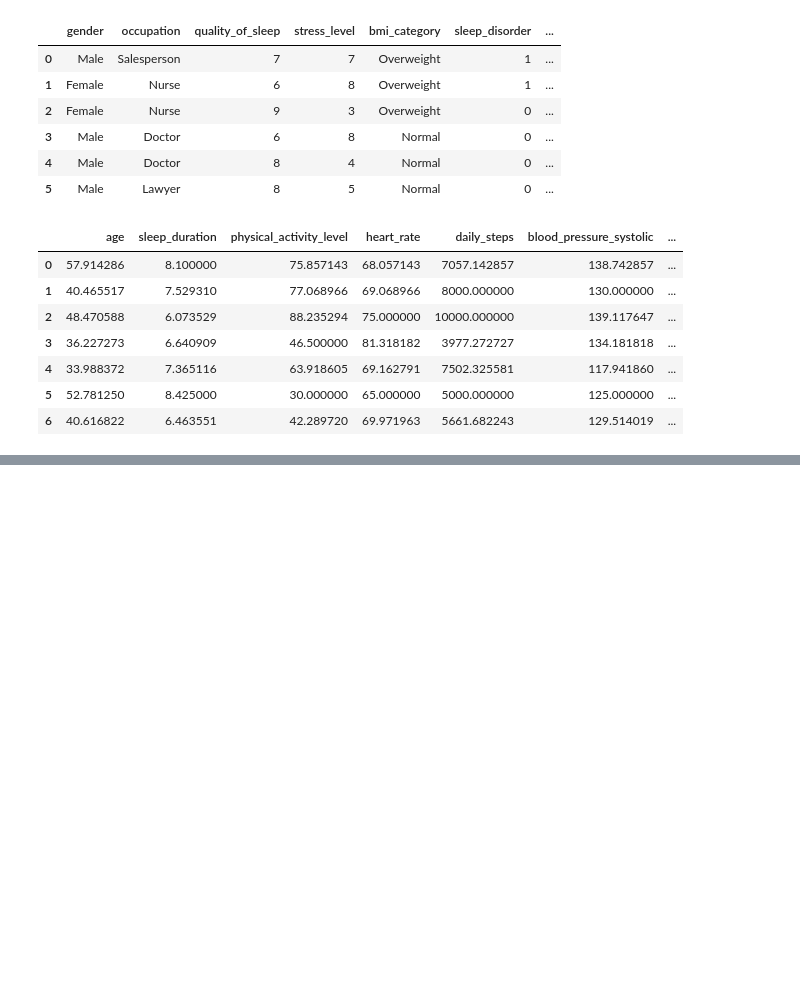
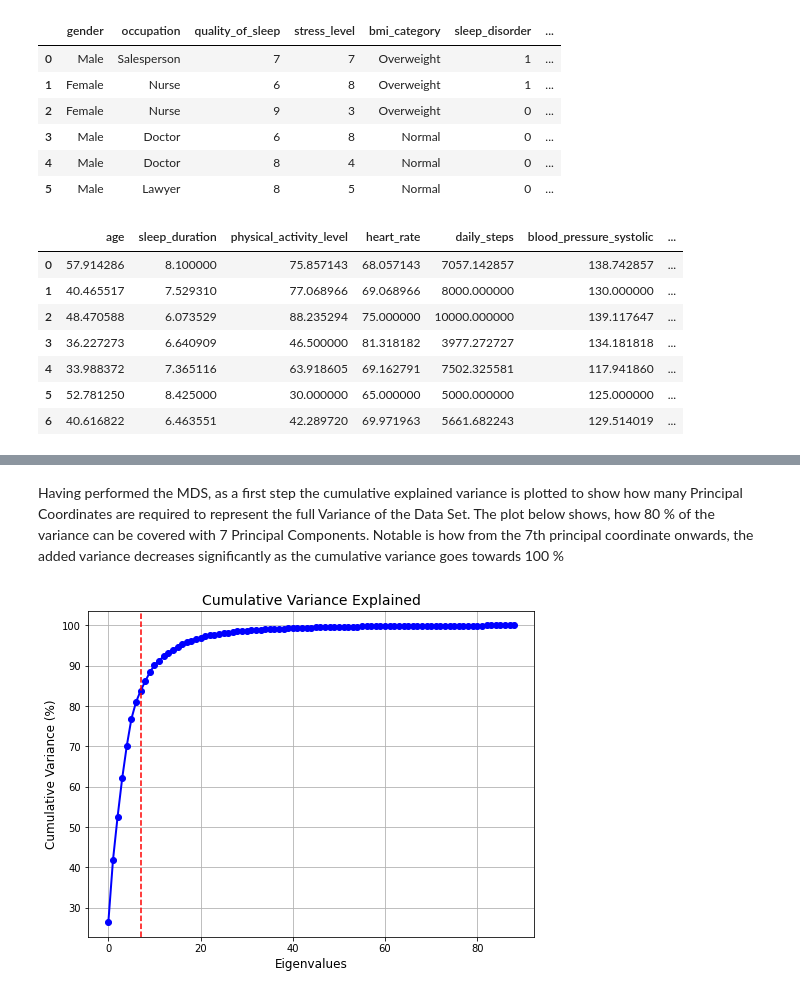
Before and after one commit to schmeti/u3cm_multivariate_analysis_project, a Jupyter notebook: k-means.ipynb, the cells around one changed output, grey strips where cells are left out. Saved outputs shown, nothing was run; the diff lists cells and outputs as text; code cells hidden in the pictures; blank space fills up the shorter version.

```diff
--- a/k-means.ipynb
+++ b/k-means.ipynb
@@ -564,0 +591,48 @@ m_distance_gowers = gower.gower_matrix(data_mds)
+# %%
+def coorp(D):
+
+    n = D.shape[0]
+    # Centering matrix & double centering distance matrix
+    H = np.eye(n) - np.ones((n, n)) / n
+    B = -0.5 * H @ D @ H
+
+    # Ensure the matrix is positive semidefinite
+    eigenvalues = np.linalg.eigvalsh(B)
+    epsilon = 1e-6
+    if np.min(eigenvalues) < -epsilon:
+        raise ValueError("Matrix D is not Euclidean and needs preprocessing.")
+
+    # Compute eigenvalues and eigenvectors
+    eigvals, eigvecs = np.linalg.eigh(B)
+    eigvals = eigvals[::-1]  # Reverse to descending order
+    eigvecs = eigvecs[:, ::-1]
+
+    # Filter non-zero eigenvalues
+    positive_eigvals = eigvals > epsilon
+    vaps = eigvals[positive_eigvals]
+    principal_components = eigvecs[:, positive_eigvals]
+
+    # Compute principal coordinates
+    Y = principal_components * np.sqrt(vaps)
+
+    # Variance explained
+    percent = (vaps / np.sum(vaps)) * 100
+    acum = np.cumsum(percent)
+
+    return Y, vaps, percent, acum
+
+Y, vaps, percent, acum = coorp(m_distance_gowers)
+# %% [markdown]
+Having performed the MDS, as a first step the cumulative explained variance is plotted to show how many Principal Coordinates are required to represent the full Variance of the Data Set. The plot below shows, how 80 % of the variance can be covered with 7 Principal Components. Notable is how from the 7th principal coordinate onwards, the added variance decreases significantly as the cumulative variance goes towards 100 %
+# %%
+ # Plot cumulative variance explained
+plt.figure(figsize=(8, 6))
+plt.plot(acum, marker='o', linestyle='-', color='b', linewidth=2)
+plt.xlabel("Eigenvalues", fontsize=12)
+plt.ylabel("Cumulative Variance (%)", fontsize=12)
+plt.title("Cumulative Variance Explained", fontsize=14)
+plt.axvline(x=7, color='red', linestyle='--', label="Vertical line")
+plt.grid()
+plt.show()
+# %% [output]
+[figure, added]
```
Also changed, not shown: parts of 25 cells of this notebook, 1 other file.
